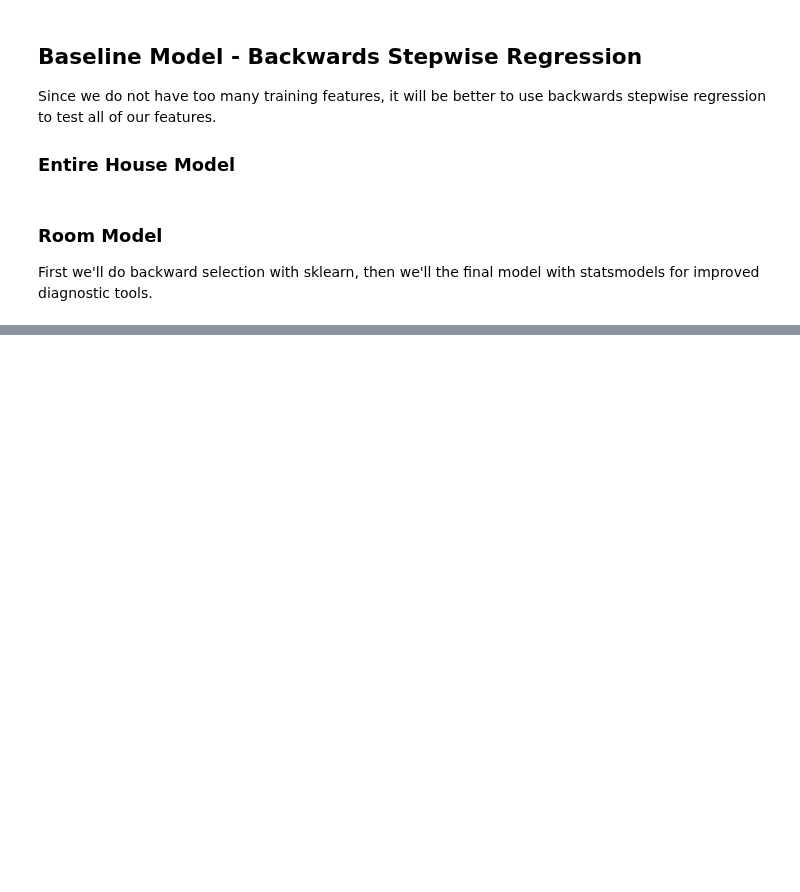
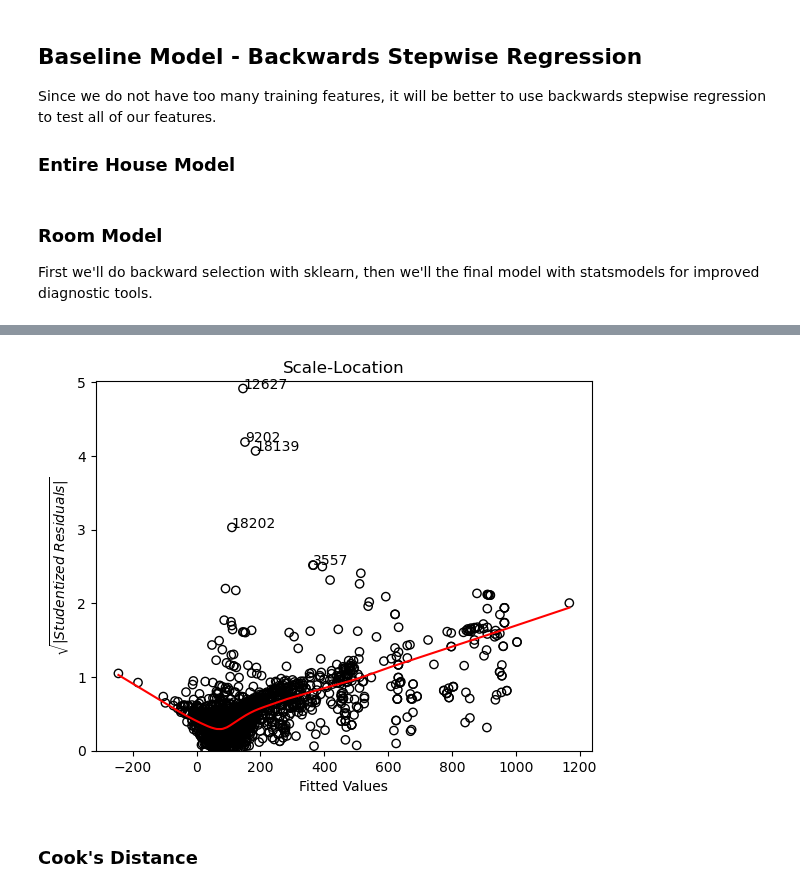
Before and after one commit to nlee98/ADS-599_Capstone_Project, a Jupyter notebook: Code Library/3_Modeling.ipynb, the cells around one changed output, grey strips where cells are left out. Cells and saved outputs as stored; diff of their text form; code cells hidden in the pictures; blank space fills up the shorter version.

```diff
--- a/Code Library/3_Modeling.ipynb
+++ b/Code Library/3_Modeling.ipynb
@@ -217,0 +281,27 @@ Length: 2493, dtype: float64
+# %%
+def scale_location_plot(fitted_reg):
+    # Get sqrt of resids
+    resids = fitted_reg.get_influence().resid_studentized_internal
+    sqrt_resids = pd.Series(np.sqrt(np.abs(resids)))
+    sqrt_resids.index = fitted_reg.resid.index
+    smooth = lowess(sqrt_resids, fitted_reg.fittedvalues)
+
+    top5 = abs(sqrt_resids).sort_values(ascending=False)[:5]
+
+    # Plot
+    fig, ax = plt.subplots()
+    ax.scatter(fitted_reg.fittedvalues, sqrt_resids, edgecolors = 'k', facecolors = 'none')
+    ax.plot(smooth[:,0],smooth[:,1],color = 'r')
+    ax.set_ylabel('$\sqrt{|Studentized \ Residuals|}$')
+    ax.set_xlabel('Fitted Values')
+    ax.set_title('Scale-Location')
+    ax.set_ylim(0,max(sqrt_resids)+0.1)
+    for i in top5.index:
+        ax.annotate(i,xy=(fitted_reg.fittedvalues[i],sqrt_resids[i]))
+    plt.show()
+# %%
+scale_location_plot(fitted_reg=room_back_reg_fin)
+# %% [output]
+[figure, added]
+# %% [markdown]
+### Cook's Distance
```
Also changed, not shown: parts of 14 cells of this notebook, 3 other files.
